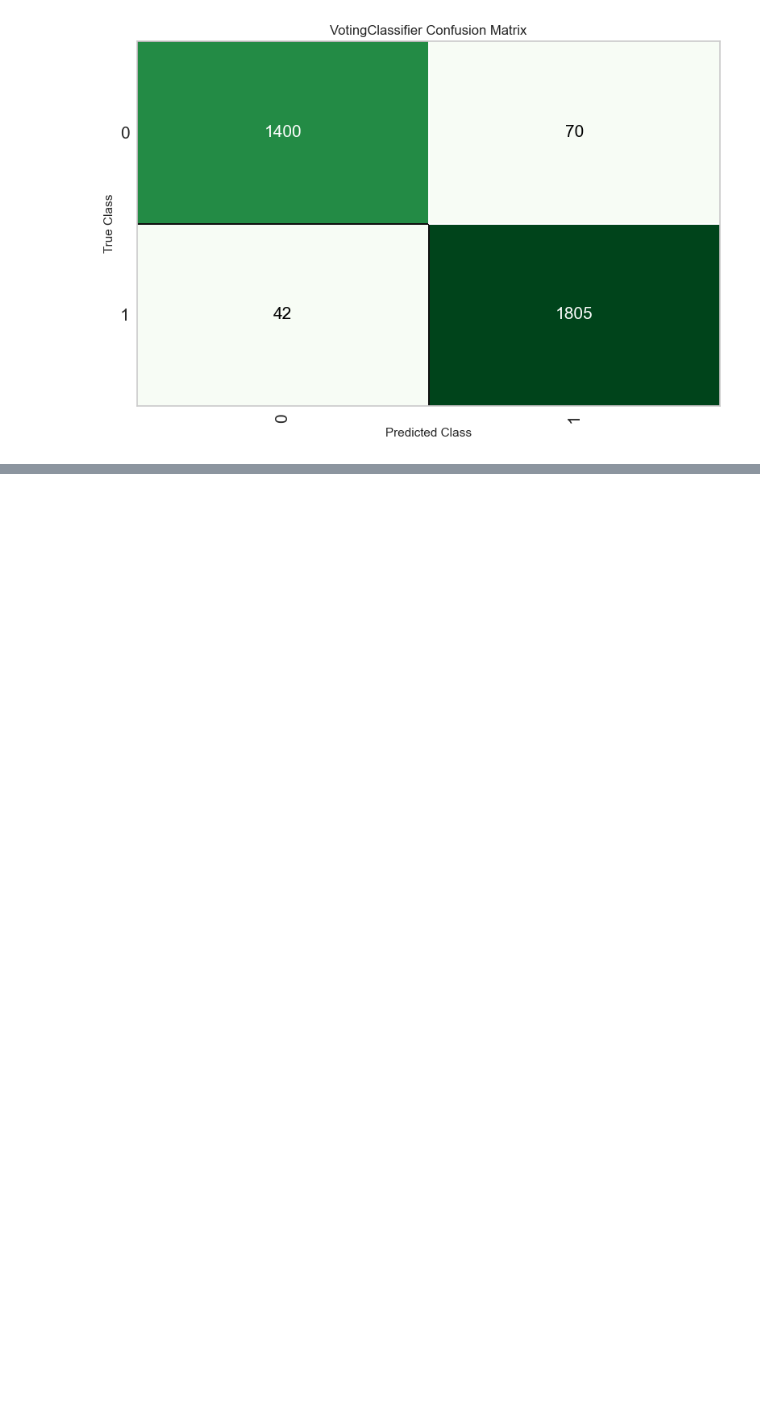
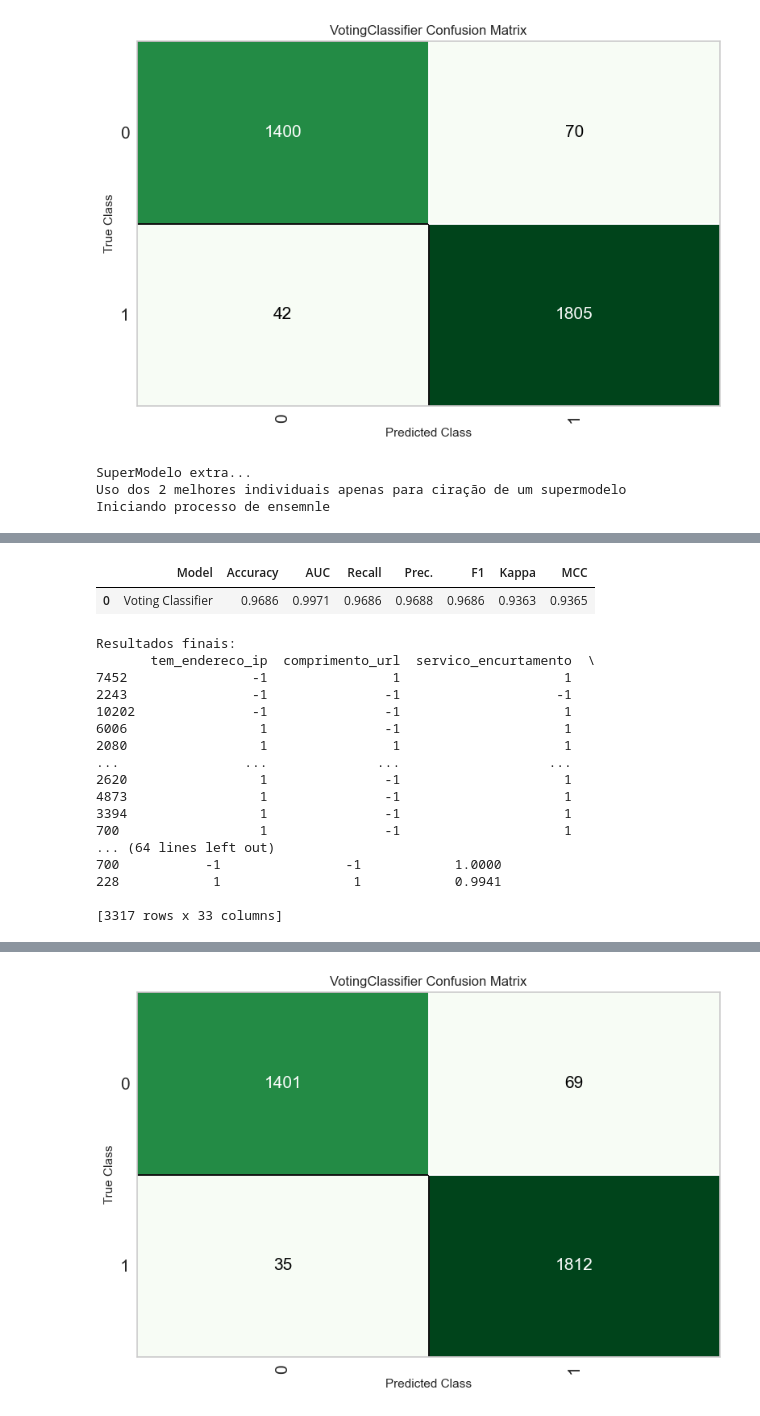
Before and after one commit to GabrielFaria1509/PROJETO-IC, a Jupyter notebook: analise.ipynb, the cells around one changed output, grey strips where cells are left out. Drawn from its saved outputs; the diff is of its cells as text; code cells hidden in the pictures; blank space fills up the shorter version.

Commit message:
Supermodelos prontos

```diff
--- a/analise.ipynb
+++ b/analise.ipynb
@@ -311,3 +311,20 @@ plot_model(supermodelo, plot = 'confusion_matrix') ##gera matriz de confusão
 Análise gráfica do modelo final...
 [interactive output not drawn]
 [figure]
+# %%
+##Etapa extra : SuperModelo extra
+print("SuperModelo extra...")
+print("Uso dos 2 melhores individuais apenas para ciração de um supermodelo")
+print("Iniciando processo de ensemnle")
+
+supermodelo_extra = blend_models(estimator_list = melhores_modelos[0:2],method= 'soft')
+
+resultados_finais_extra = predict_model(supermodelo_extra)
+print("Resultados finais:")
+print(resultados_finais_extra)
+
+plot_model(supermodelo_extra, plot = 'confusion_matrix') ##gera matriz de confusão
+# %% [output]
+SuperModelo extra...
+Uso dos 2 melhores individuais apenas para ciração de um supermodelo
+Iniciando processo de ensemnle
@@ -313,0 +347,19 @@ Análise gráfica do modelo final...
+|  | Model | Accuracy | AUC | Recall | Prec. | F1 | Kappa | MCC |
+| 0 | Voting Classifier | 0.9686 | 0.9971 | 0.9686 | 0.9688 | 0.9686 | 0.9363 | 0.9365 |
+Resultados finais:
+       tem_endereco_ip  comprimento_url  servico_encurtamento  \
+7452                -1                1                     1
+2243                -1               -1                    -1
+10202               -1               -1                     1
+6006                 1               -1                     1
+2080                 1                1                     1
+...                ...              ...                   ...
+2620                 1               -1                     1
+4873                 1               -1                     1
+3394                 1               -1                     1
+700                  1               -1                     1
+... (64 lines left out)
+700           -1                -1            1.0000
+228            1                 1            0.9941
+
+[3317 rows x 33 columns]
@@ -313,0 +367 @@ Análise gráfica do modelo final...
+[figure, added]
```
Also changed, not shown: parts of 5 cells of this notebook, 2 other files.
